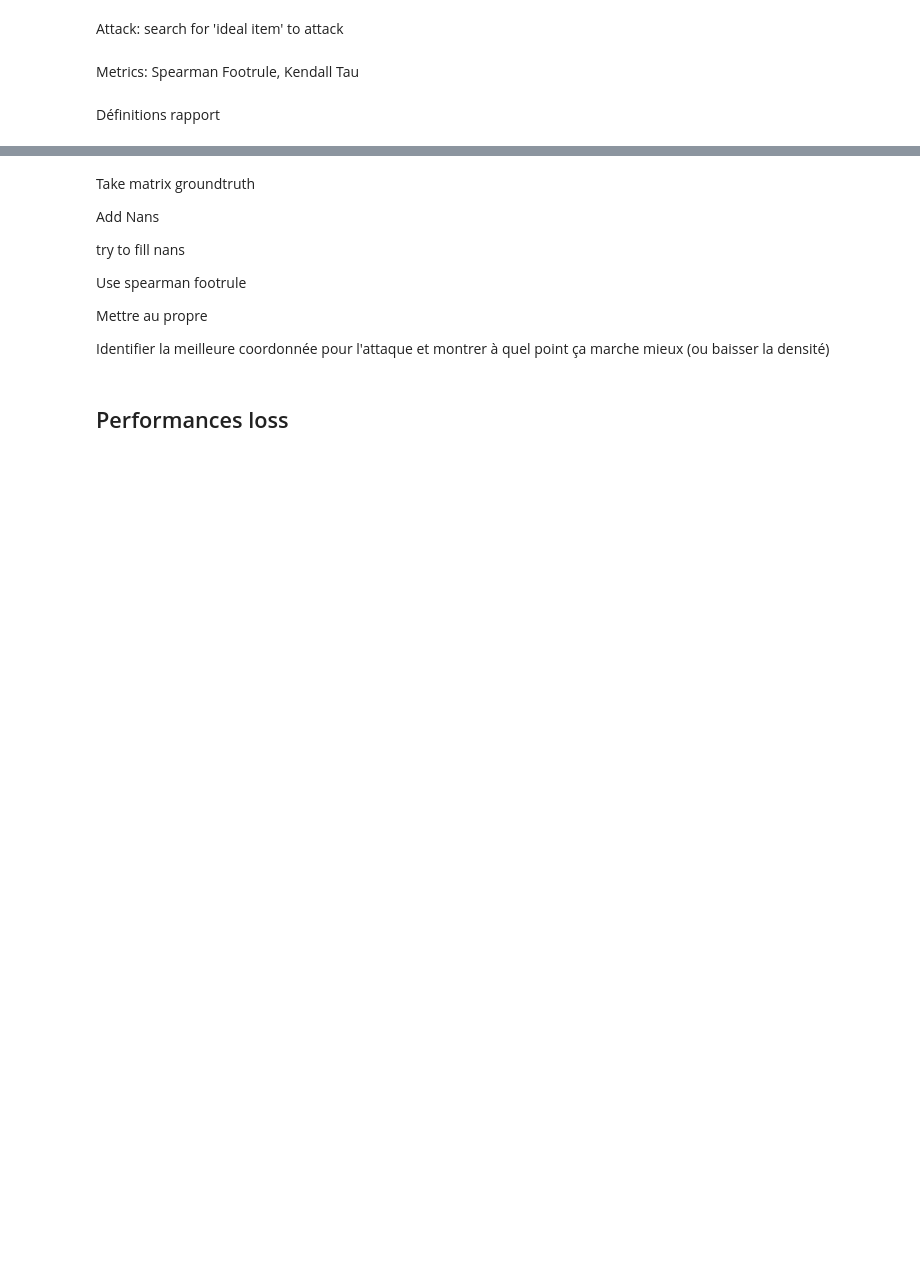
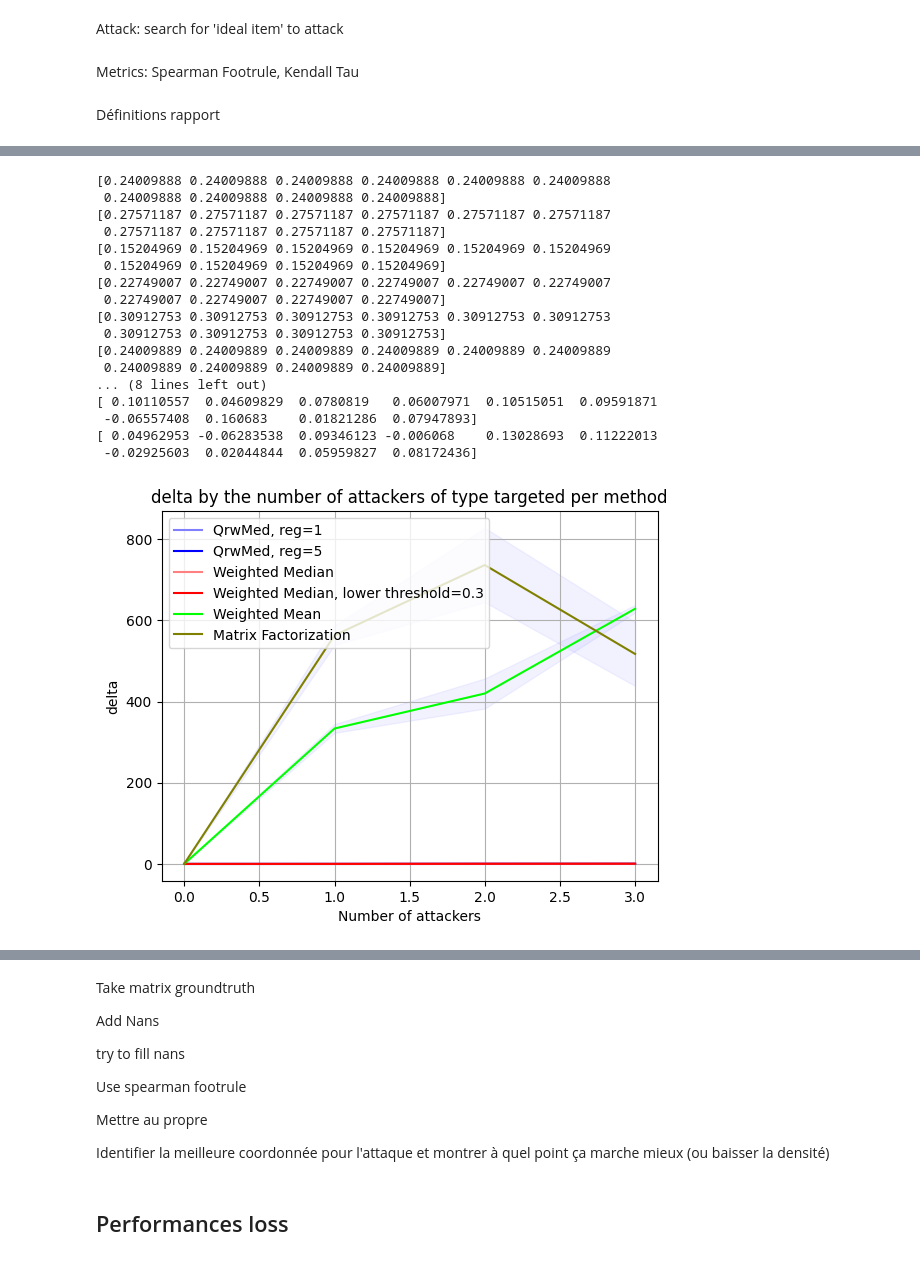
Before and after one commit to Jenjamin3000/RobustColab, a Jupyter notebook: comparisons.ipynb, the cells around one changed output, grey strips where cells are left out. Saved outputs shown, nothing was run; the diff lists cells and outputs as text; code cells hidden in the pictures; blank space fills up the shorter version.

```diff
--- a/comparisons.ipynb
+++ b/comparisons.ipynb
@@ -551,0 +213,22 @@ plot_multiple_epochs(20, 15, 0.4, np.arange(0, 21, 2), compute_all_deltas, 6)
+# %%
+ax = plot_multiple_epochs(n_users=20, n_items=20, missing_prob=0.2, nb_attackers_to_test=np.arange(0, 5, 1), error_func='delta', nb_epochs=2, attackers_algo='targeted')
+plt.show()
+# %% [output]
+[0.24009888 0.24009888 0.24009888 0.24009888 0.24009888 0.24009888
+ 0.24009888 0.24009888 0.24009888 0.24009888]
+[0.27571187 0.27571187 0.27571187 0.27571187 0.27571187 0.27571187
+ 0.27571187 0.27571187 0.27571187 0.27571187]
+[0.15204969 0.15204969 0.15204969 0.15204969 0.15204969 0.15204969
+ 0.15204969 0.15204969 0.15204969 0.15204969]
+[0.22749007 0.22749007 0.22749007 0.22749007 0.22749007 0.22749007
+ 0.22749007 0.22749007 0.22749007 0.22749007]
+[0.30912753 0.30912753 0.30912753 0.30912753 0.30912753 0.30912753
+ 0.30912753 0.30912753 0.30912753 0.30912753]
+[0.24009889 0.24009889 0.24009889 0.24009889 0.24009889 0.24009889
+ 0.24009889 0.24009889 0.24009889 0.24009889]
+... (8 lines left out)
+[ 0.10110557  0.04609829  0.0780819   0.06007971  0.10515051  0.09591871
+ -0.06557408  0.160683    0.01821286  0.07947893]
+[ 0.04962953 -0.06283538  0.09346123 -0.006068    0.13028693  0.11222013
+ -0.02925603  0.02044844  0.05959827  0.08172436]
+[figure, added]
```
Also changed, not shown: parts of 33 cells of this notebook, 6 other files.
